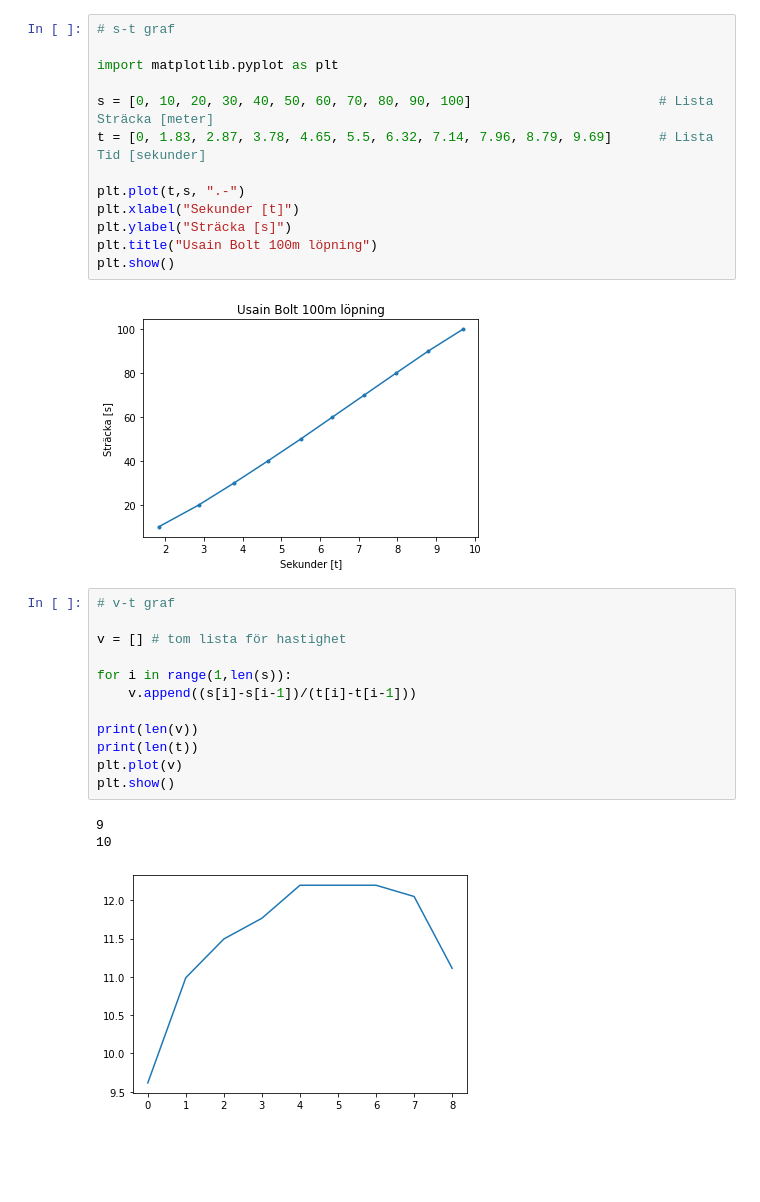
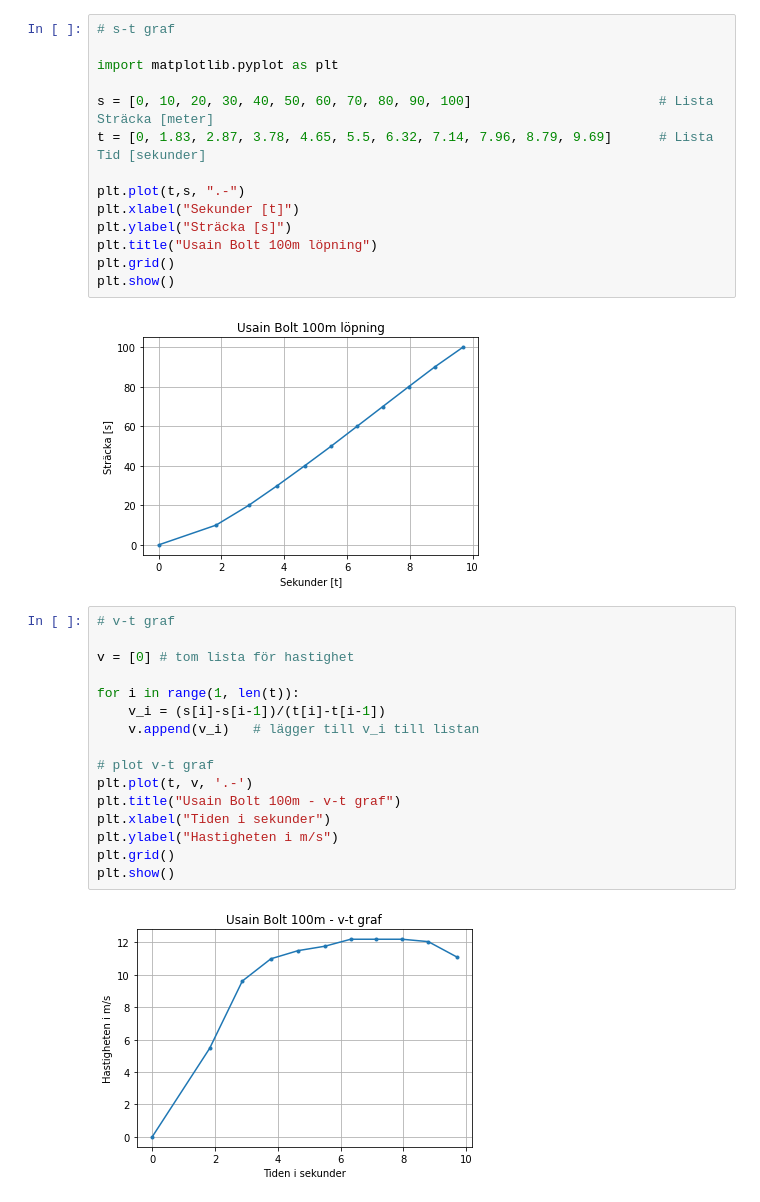
Before and after one commit to JonasNTI/jonas-olanders-CV, a Jupyter notebook: Räkna_med-python/Usain_Bolt_grafer.ipynb, the cells around one changed output. Drawn from its saved outputs; the diff is of its cells as text; blank space fills up the shorter version.

```diff
--- a/Räkna_med-python/Usain_Bolt_grafer.ipynb
+++ b/Räkna_med-python/Usain_Bolt_grafer.ipynb
@@ -10,22 +10,25 @@ plt.plot(t,s, ".-")
 plt.xlabel("Sekunder [t]")
 plt.ylabel("Sträcka [s]")
 plt.title("Usain Bolt 100m löpning")
+plt.grid()
 plt.show()
 # %% [output]
-[figure, old version]
+[figure, new version]
 # %%
 # v-t graf
 
-v = [] # tom lista för hastighet
+v = [0] # tom lista för hastighet
 
-for i in range(1,len(s)):
-    v.append((s[i]-s[i-1])/(t[i]-t[i-1]))
+for i in range(1, len(t)):
+    v_i = (s[i]-s[i-1])/(t[i]-t[i-1])
+    v.append(v_i)   # lägger till v_i till listan
 
-print(len(v))
-print(len(t))
-plt.plot(v)
+# plot v-t graf
+plt.plot(t, v, '.-')
+plt.title("Usain Bolt 100m - v-t graf")
+plt.xlabel("Tiden i sekunder")
+plt.ylabel("Hastigheten i m/s")
+plt.grid()
 plt.show()
 # %% [output]
-9
-10
-[figure, old version]
+[figure, new version]
```
Also changed, not shown: 3 other files.
